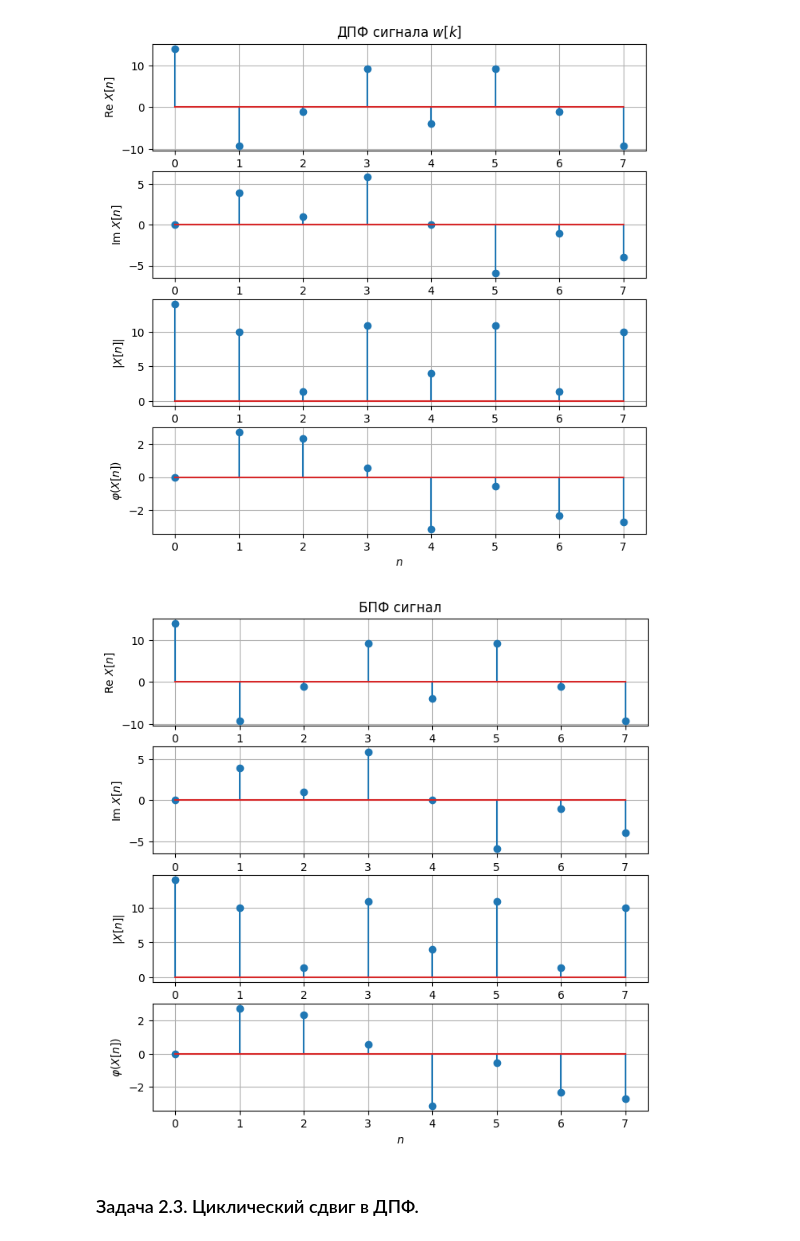
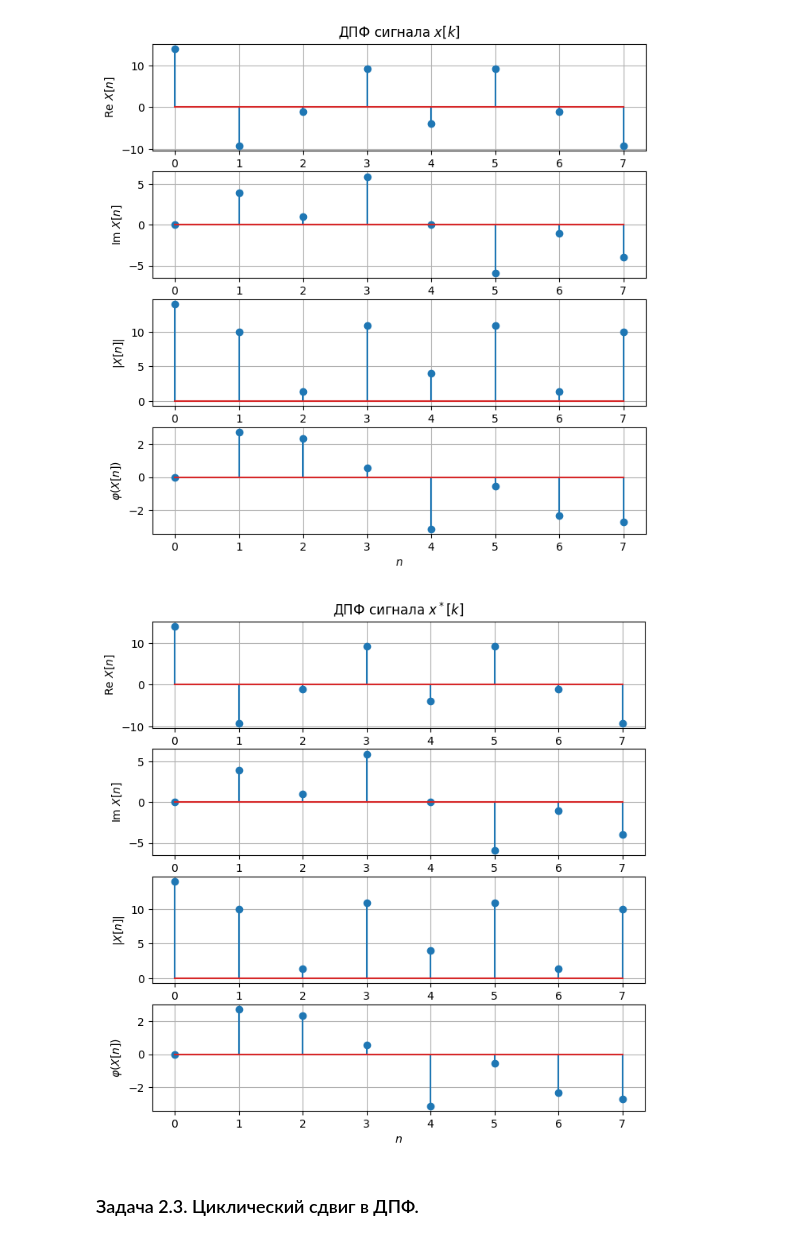
Before and after one commit to DKay7/RadioPhysics, a Jupyter notebook: lab1/radiophys_lab_1.ipynb, the cells around one changed output. Drawn from its saved outputs; the diff is of its cells as text; code cells hidden in the pictures.

```diff
--- a/lab1/radiophys_lab_1.ipynb
+++ b/lab1/radiophys_lab_1.ipynb
@@ -332,13 +339,15 @@ max(abs(Yn-Xn))
 # %% [markdown]
 ### Задача 2.2 Свойства симметрии ДПФ.
 # %%
-plot_dtf(Xn, N, 'ДПФ сигнала $w[k]$')
+Xn = fft(x)
+plot_dtf(Xn, N, 'ДПФ сигнала $x[k]$')
 # %% [output]
 [figure]
-# %%
-plot_dtf(Yn, N, 'БПФ сигнал')
-# %% [output]
-[figure, removed]
+# %%
+Xn_star = fft(np.conjugate(x))
+plot_dtf(Xn, N, 'ДПФ сигнала $x^*[k]$')
+# %% [output]
+[figure, added]
 # %% [markdown]
 ### Задача 2.3. Циклический сдвиг в ДПФ.
 # %%
```
Also changed, not shown: parts of 9 cells of this notebook.
